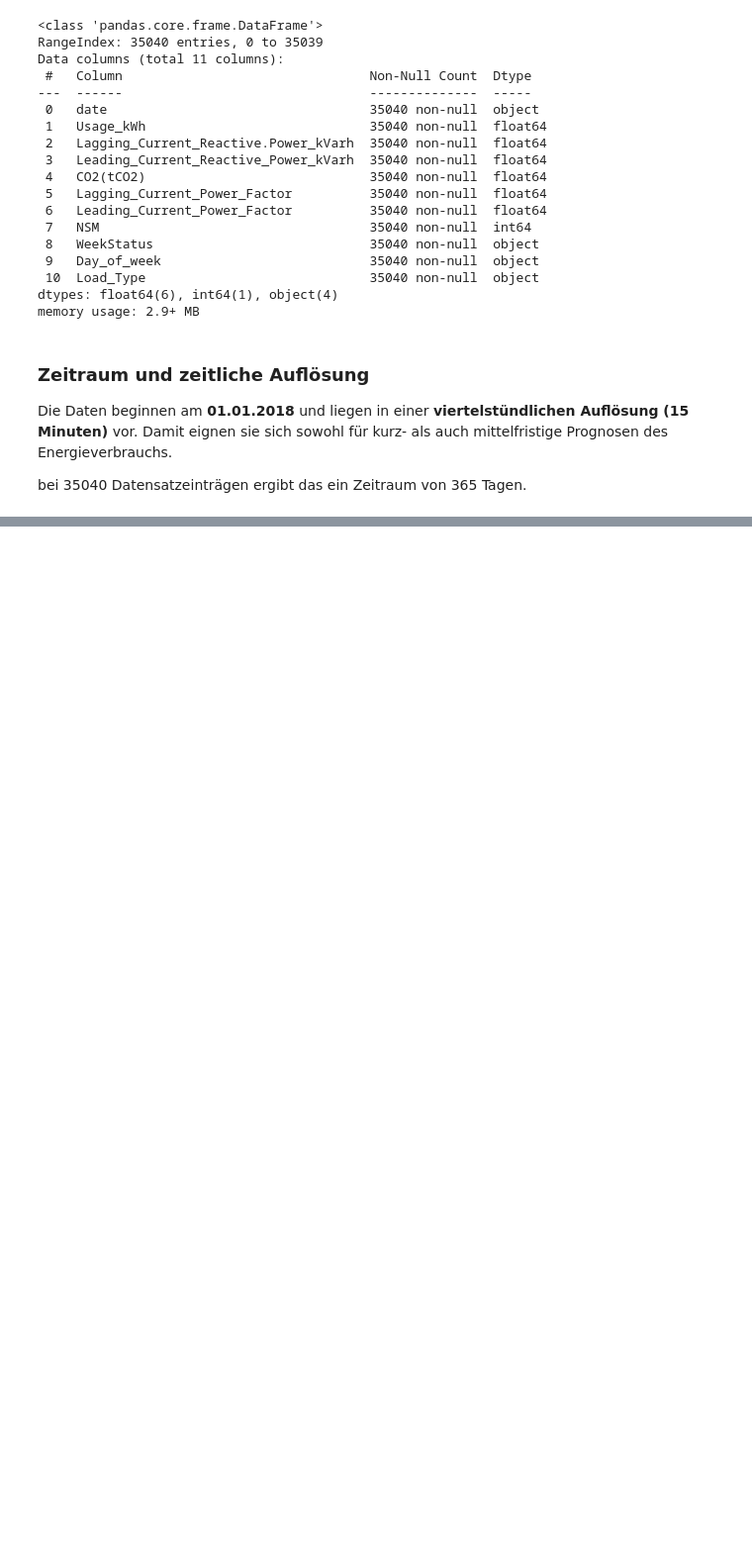
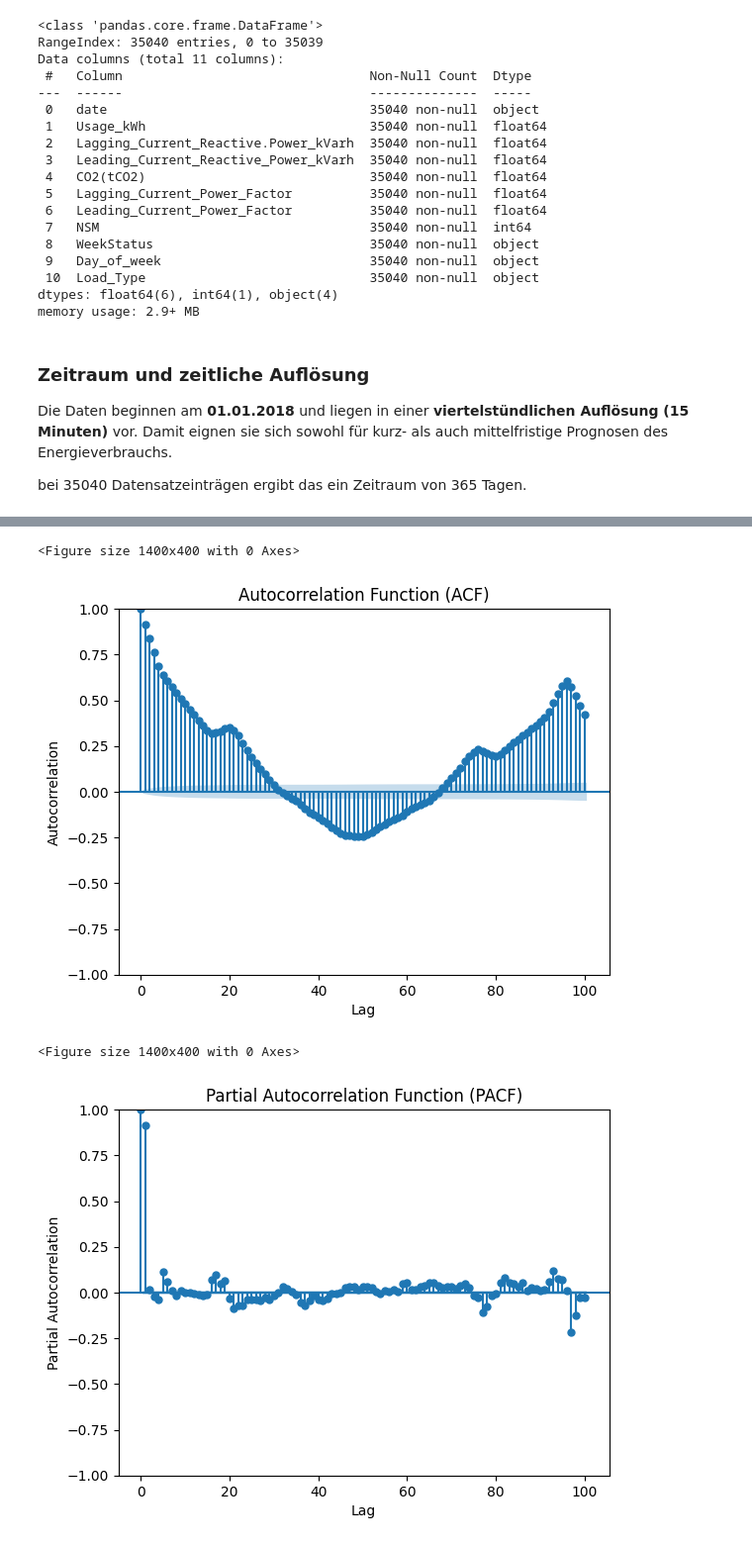
Before and after one commit to derlole/InDuStIaLfOrEcAsTiNgWELOVEIT, a Jupyter notebook: src/start.ipynb, the cells around one changed output, grey strips where cells are left out. Shown at 99% size. Saved outputs shown, nothing was run; the diff lists cells and outputs as text; code cells hidden in the pictures; blank space fills up the shorter version.

```diff
--- a/src/start.ipynb
+++ b/src/start.ipynb
@@ -99,0 +228,28 @@ print(int(len(df)/(SETS_PER_HOUR * HOURS_PER_DAY)))
+# %%
+from statsmodels.graphics.tsaplots import plot_acf, plot_pacf
+
+y = df['Usage_kWh']
+y = y.dropna()
+
+lags = 100
+
+# ACF
+plt.figure(figsize=(14,4))
+plot_acf(y, lags=lags)
+plt.title('Autocorrelation Function (ACF)')
+plt.xlabel('Lag')
+plt.ylabel('Autocorrelation')
+plt.show()
+
+# PACF
+plt.figure(figsize=(14,4))
+plot_pacf(y, lags=lags, method='ywm')
+plt.title('Partial Autocorrelation Function (PACF)')
+plt.xlabel('Lag')
+plt.ylabel('Partial Autocorrelation')
+plt.show()
+# %% [output]
+<Figure size 1400x400 with 0 Axes>
+[figure, added]
+<Figure size 1400x400 with 0 Axes>
+[figure, added]
```
Also changed, not shown: parts of 54 cells of this notebook, 1 other file.
